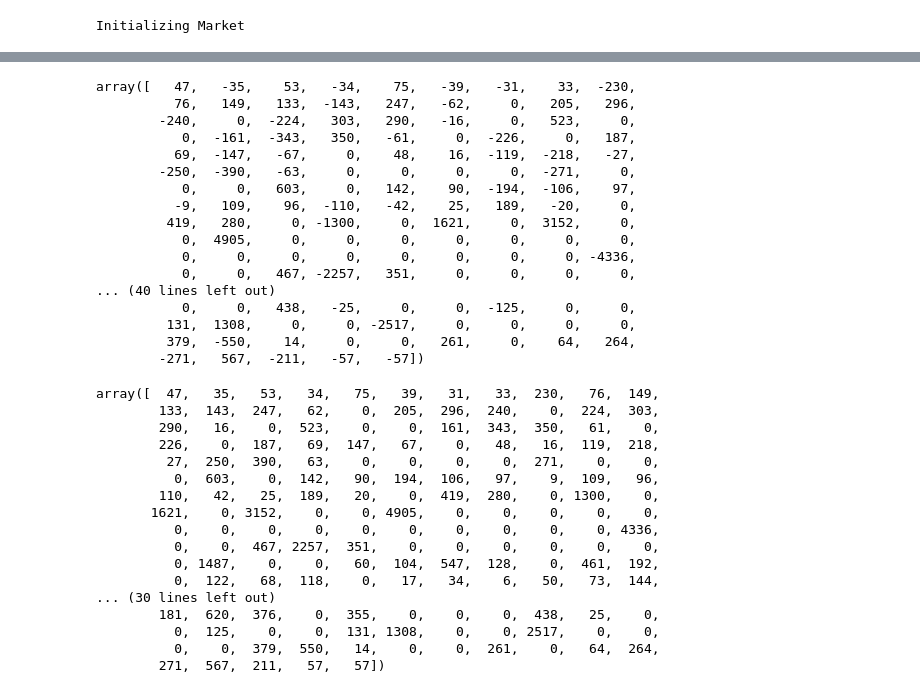
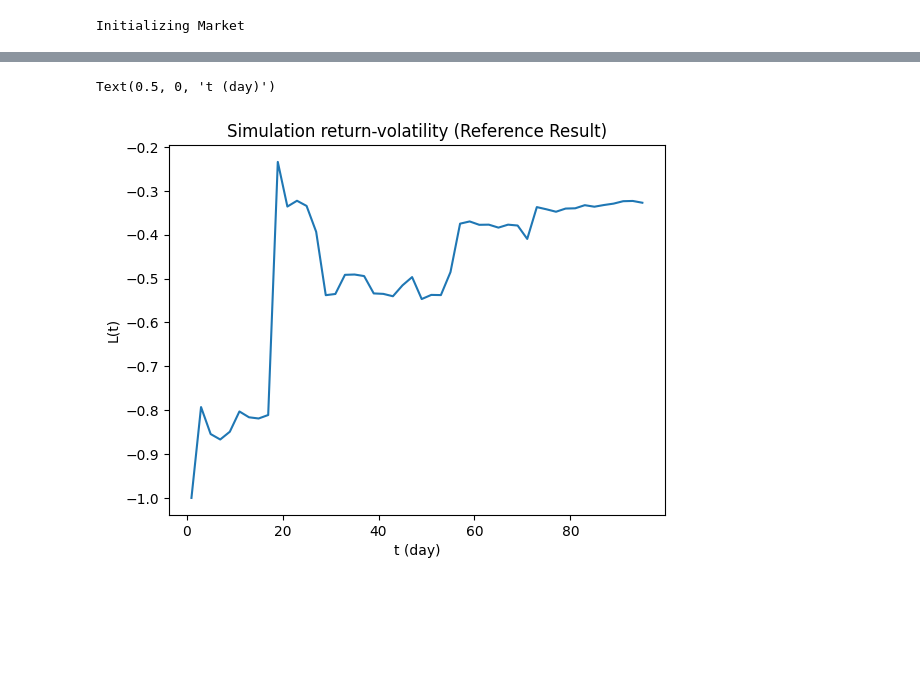
Before and after one commit to Cfckoh/485FinancialProject, a Jupyter notebook: model_example.ipynb, the cells around one changed output, grey strips where cells are left out. Cells and saved outputs as stored; diff of their text form; code cells hidden in the pictures; blank space fills up the shorter version.

```diff
--- a/model_example.ipynb
+++ b/model_example.ipynb
@@ -95,40 +53,10 @@ plt.plot(bins,norm.pdf(bins,loc=mu,scale=sigma))
-# %%
-market.return_hist
-# %% [output]
-array([   47,   -35,    53,   -34,    75,   -39,   -31,    33,  -230,
-          76,   149,   133,  -143,   247,   -62,     0,   205,   296,
-        -240,     0,  -224,   303,   290,   -16,     0,   523,     0,
-           0,  -161,  -343,   350,   -61,     0,  -226,     0,   187,
-          69,  -147,   -67,     0,    48,    16,  -119,  -218,   -27,
-        -250,  -390,   -63,     0,     0,     0,     0,  -271,     0,
-           0,     0,   603,     0,   142,    90,  -194,  -106,    97,
-          -9,   109,    96,  -110,   -42,    25,   189,   -20,     0,
-         419,   280,     0, -1300,     0,  1621,     0,  3152,     0,
-           0,  4905,     0,     0,     0,     0,     0,     0,     0,
-           0,     0,     0,     0,     0,     0,     0,     0, -4336,
-           0,     0,   467, -2257,   351,     0,     0,     0,     0,
-... (40 lines left out)
-           0,     0,   438,   -25,     0,     0,  -125,     0,     0,
-         131,  1308,     0,     0, -2517,     0,     0,     0,     0,
-         379,  -550,    14,     0,     0,   261,     0,    64,   264,
-        -271,   567,  -211,   -57,   -57])
-# %%
-market.volatility_hist
-# %% [output]
-array([  47,   35,   53,   34,   75,   39,   31,   33,  230,   76,  149,
-        133,  143,  247,   62,    0,  205,  296,  240,    0,  224,  303,
-        290,   16,    0,  523,    0,    0,  161,  343,  350,   61,    0,
-        226,    0,  187,   69,  147,   67,    0,   48,   16,  119,  218,
-         27,  250,  390,   63,    0,    0,    0,    0,  271,    0,    0,
-          0,  603,    0,  142,   90,  194,  106,   97,    9,  109,   96,
-        110,   42,   25,  189,   20,    0,  419,  280,    0, 1300,    0,
-       1621,    0, 3152,    0,    0, 4905,    0,    0,    0,    0,    0,
-          0,    0,    0,    0,    0,    0,    0,    0,    0,    0, 4336,
-          0,    0,  467, 2257,  351,    0,    0,    0,    0,    0,    0,
-          0, 1487,    0,    0,   60,  104,  547,  128,    0,  461,  192,
-          0,  122,   68,  118,    0,   17,   34,    6,   50,   73,  144,
-... (30 lines left out)
-        181,  620,  376,    0,  355,    0,    0,    0,  438,   25,    0,
-          0,  125,    0,    0,  131, 1308,    0,    0, 2517,    0,    0,
-          0,    0,  379,  550,   14,    0,    0,  261,    0,   64,  264,
-        271,  567,  211,   57,   57])
+# %%
+lt = utility.calc_L_new(market.t, market.M, market.return_hist)
+x = np.arange(1, 2*(len(lt)), 2)
+plt.plot(x, lt)
+plt.title("Simulation return-volatility (Reference Result)")
+plt.ylabel("L(t)")
+plt.xlabel("t (day)")
+# %% [output]
+Text(0.5, 0, 't (day)')
+[figure, added]
```
Also changed, not shown: parts of 9 cells of this notebook, 2 other files.
